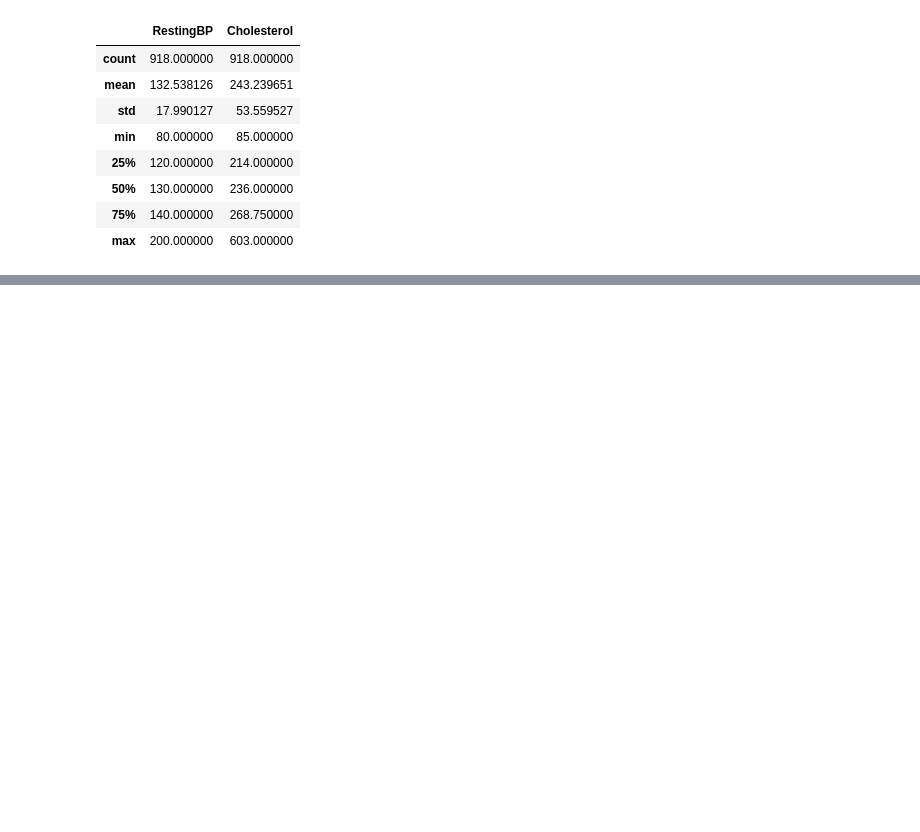
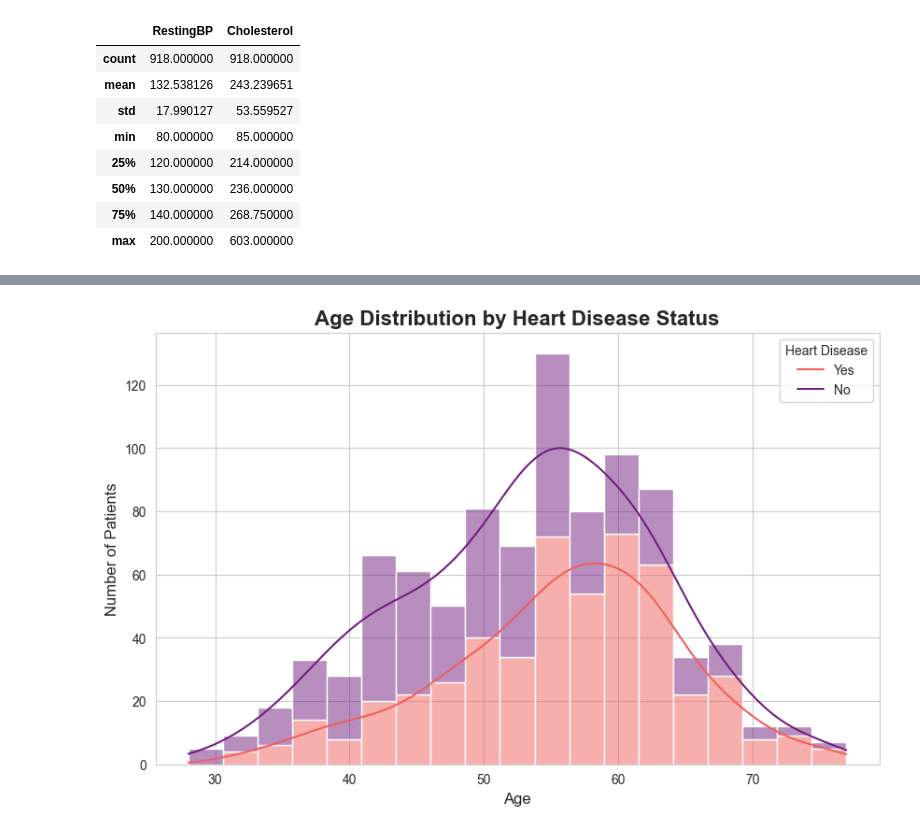
Before and after one commit to KerimGurbaz/heart-disease-prediction-project, a Jupyter notebook: notebooks/01_analiz.ipynb, the cells around one changed output, grey strips where cells are left out. Saved outputs shown, nothing was run; the diff lists cells and outputs as text; code cells hidden in the pictures; blank space fills up the shorter version.

```diff
--- a/notebooks/01_analiz.ipynb
+++ b/notebooks/01_analiz.ipynb
@@ -221,0 +234,12 @@ NameError: name 'sns' is not defined
+# %%
+# Create a distribution plot for Age, separated by HeartDisease
+plt.figure(figsize=(10, 6))
+sns.histplot(data=df, x='Age', hue='HeartDisease', multiple='stack', kde=True, palette='magma')
+
+plt.title('Age Distribution by Heart Disease Status', fontsize=16, fontweight='bold')
+plt.xlabel('Age', fontsize=12)
+plt.ylabel('Number of Patients', fontsize=12)
+plt.legend(title='Heart Disease', labels=['Yes', 'No'])
+plt.show()
+# %% [output]
+[figure, added]
```
Also changed, not shown: parts of 13 cells of this notebook.
